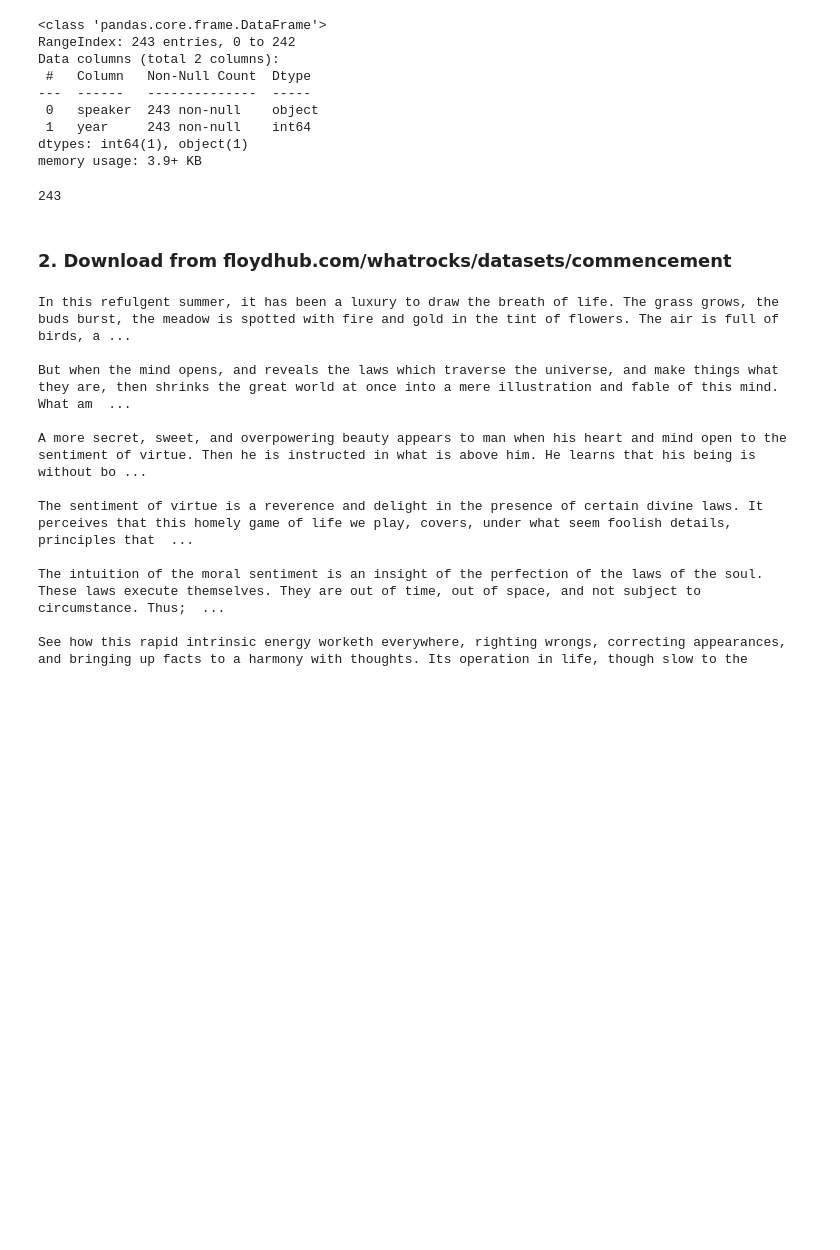
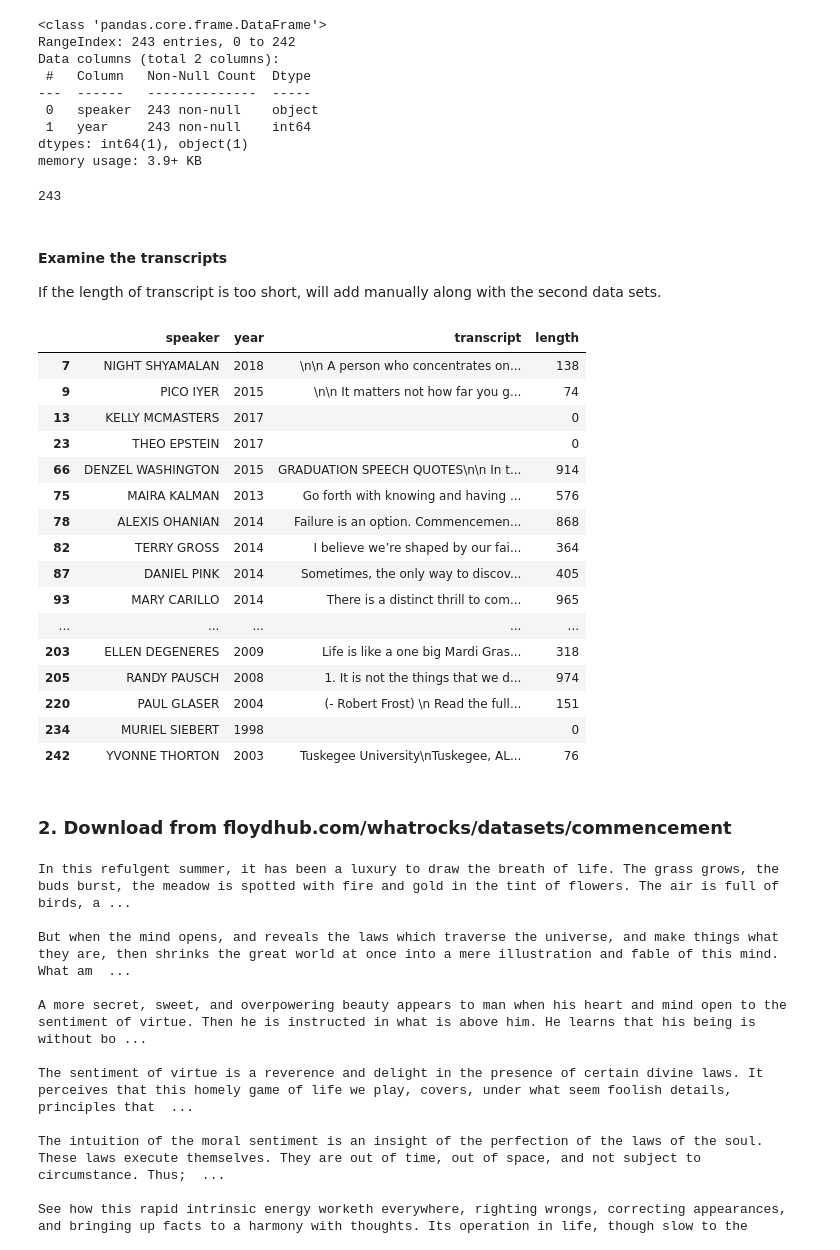
Before and after one commit to katiehuang1221/NLP-Analysis-On-Motivational-Speeches, a Jupyter notebook: notebook/01_data_collect.ipynb, the cells around one changed output. Cells and saved outputs as stored; diff of their text form; code cells hidden in the pictures; blank space fills up the shorter version.

```diff
--- a/notebook/01_data_collect.ipynb
+++ b/notebook/01_data_collect.ipynb
@@ -79,6 +79,30 @@ len(transcripts)
 # %%
 # Add transcript to speech_df
 speech_df_1['transcript'] = transcripts
+# %% [markdown]
+#### Examine the transcripts
+If the length of transcript is too short, will add manually along with the second data sets.
+# %%
+speech_df_1['length'] = [len(transcript) for transcript in speech_df_1['transcript']]
+speech_df_1[speech_df_1.length < 1000]
+# %% [output]
+|  | speaker | year | transcript | length |
+| 7 | NIGHT SHYAMALAN | 2018 | \n\n A person who concentrates on... | 138 |
+| 9 | PICO IYER | 2015 | \n\n It matters not how far you g... | 74 |
+| 13 | KELLY MCMASTERS | 2017 |  | 0 |
+| 23 | THEO EPSTEIN | 2017 |  | 0 |
+| 66 | DENZEL WASHINGTON | 2015 | GRADUATION SPEECH QUOTES\n\n In t... | 914 |
+| 75 | MAIRA KALMAN | 2013 | Go forth with knowing and having ... | 576 |
+| 78 | ALEXIS OHANIAN | 2014 | Failure is an option. Commencemen... | 868 |
+| 82 | TERRY GROSS | 2014 | I believe we’re shaped by our fai... | 364 |
+| 87 | DANIEL PINK | 2014 | Sometimes, the only way to discov... | 405 |
+| 93 | MARY CARILLO | 2014 | There is a distinct thrill to com... | 965 |
+| ... | ... | ... | ... | ... |
+| 203 | ELLEN DEGENERES | 2009 | Life is like a one big Mardi Gras... | 318 |
+| 205 | RANDY PAUSCH | 2008 | 1. It is not the things that we d... | 974 |
+| 220 | PAUL GLASER | 2004 | (- Robert Frost) \n Read the full... | 151 |
+| 234 | MURIEL SIEBERT | 1998 |  | 0 |
+| 242 | YVONNE THORTON | 2003 | Tuskegee University\nTuskegee, AL... | 76 |
 # %% [markdown]
 ### 2. Download from floydhub.com/whatrocks/datasets/commencement
 # %%
```
Also changed, not shown: parts of 13 cells of this notebook, 21 other files.
